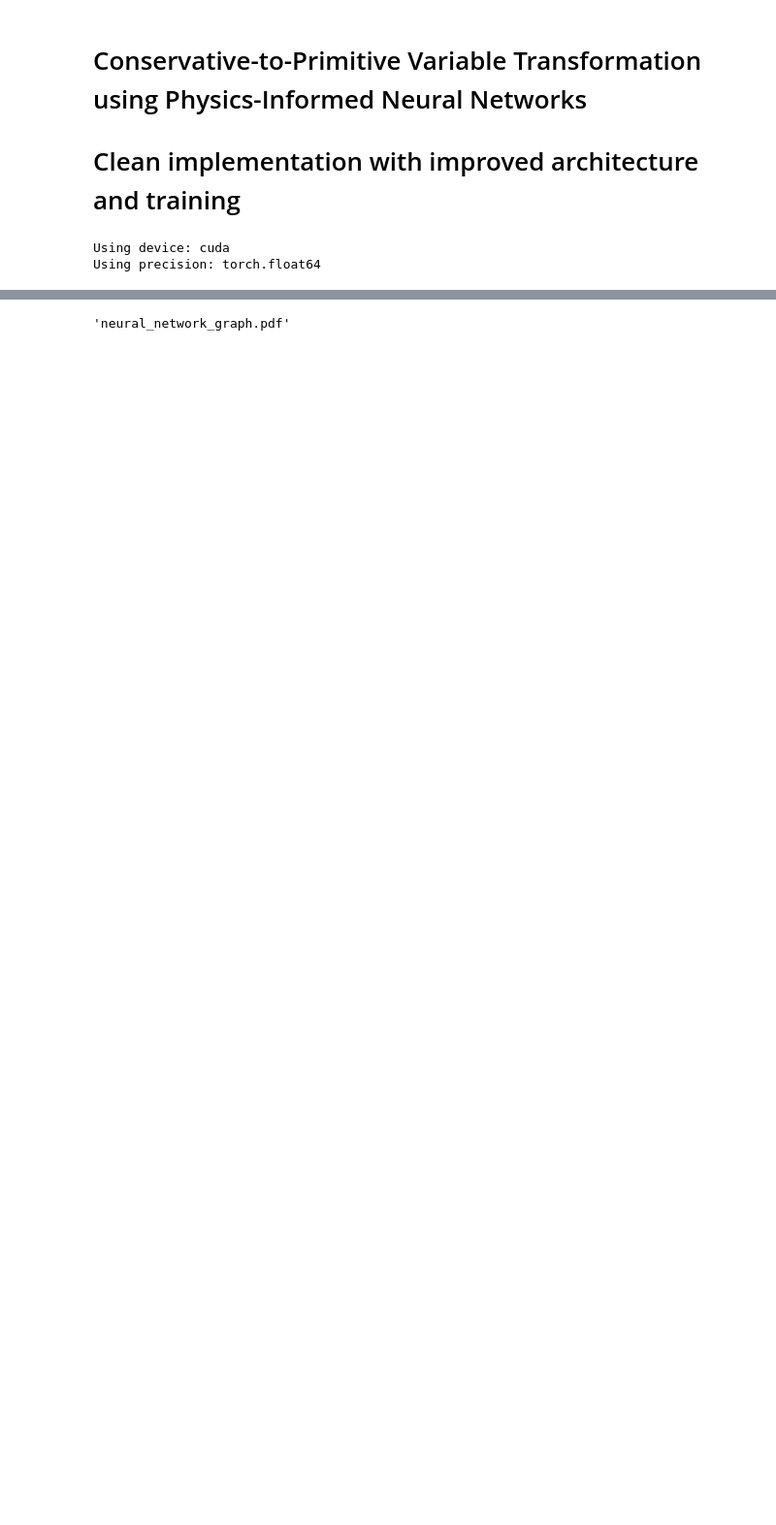
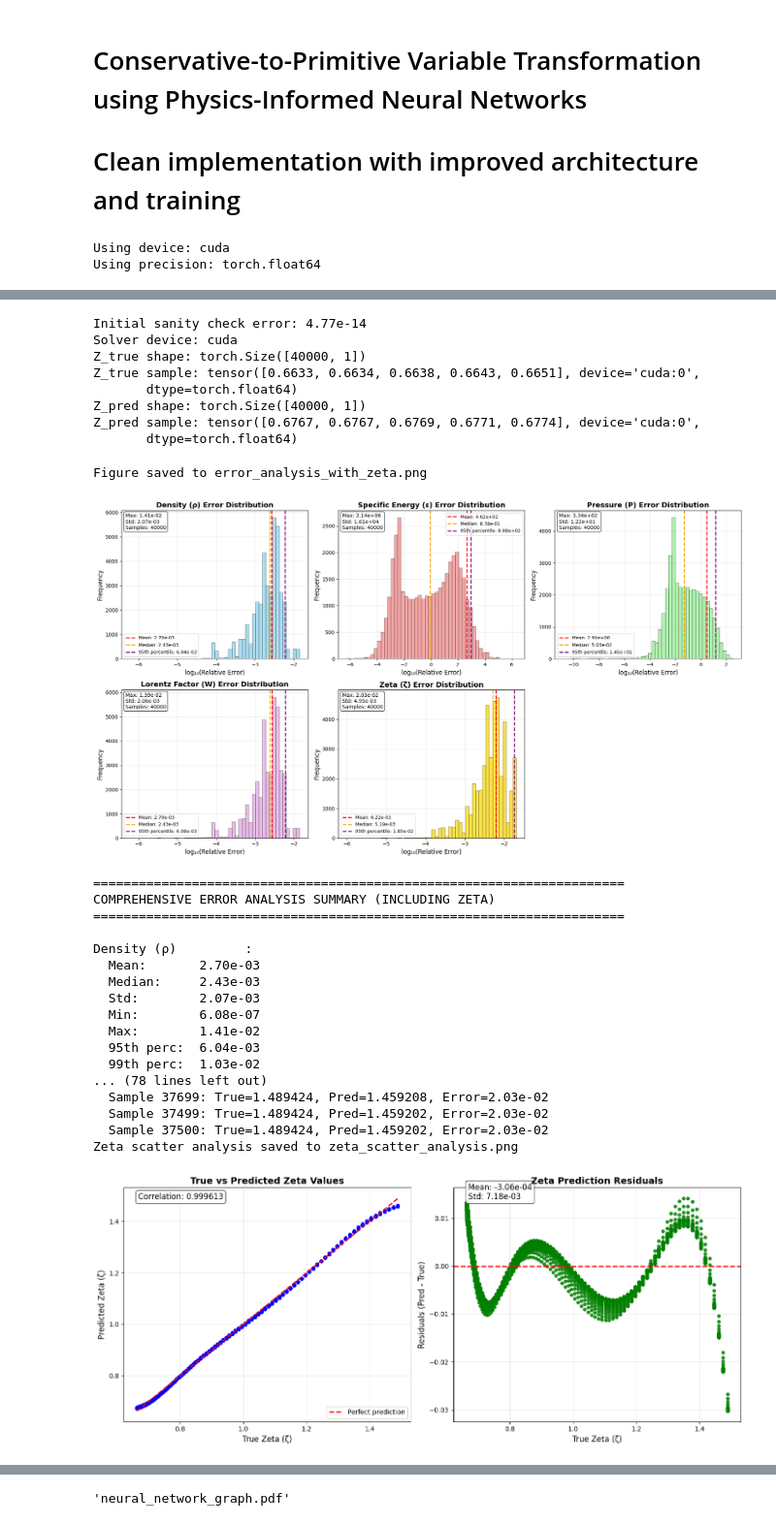
Before and after one commit to kemi2805/Pinns, a Jupyter notebook: c2p_claude.ipynb, the cells around one changed output, grey strips where cells are left out. Shown at 97% size. Drawn from its saved outputs; the diff is of its cells as text; code cells hidden in the pictures; blank space fills up the shorter version.

```diff
--- a/c2p_claude.ipynb
+++ b/c2p_claude.ipynb
@@ -975 +573,53 @@ plot_training_history(history)
+# %%
+from pinn_err_tests import plot_error_analysis_with_zeta, plot_zeta_scatter_analysis
+
+C, Z = setup_initial_state_meshgrid_cold(eta, eos, 200, device, Wmin=1.2, Wmax=1.8)
+err = sanity_check(Z, C, eta, eos)
+print(f"Initial sanity check error: {err:.2e}")
+dataset_val = C2P_Dataset(C, Z, normalize_data=False)
+
+# Usage example:
+solver = C2P_Solver(model, eos, dataset.C_min, dataset.C_max,
+                   dataset.Z_min, dataset.Z_max, device=device)
+print(f"Solver device: {solver.device}")
+
+# Run enhanced error analysis with zeta
+errors, Z_pred, Z_true = plot_error_analysis_with_zeta(
+    solver=solver,
+    test_C=dataset_val.C,
+    test_Z=dataset_val.Z,
+    save_fig=True
+)
+
+# Additional zeta-specific scatter plot analysis
+plot_zeta_scatter_analysis(Z_true, Z_pred, save_fig=True)
+# %% [output]
+Initial sanity check error: 4.77e-14
+Solver device: cuda
+Z_true shape: torch.Size([40000, 1])
+Z_true sample: tensor([0.6633, 0.6634, 0.6638, 0.6643, 0.6651], device='cuda:0',
+       dtype=torch.float64)
+Z_pred shape: torch.Size([40000, 1])
+Z_pred sample: tensor([0.6767, 0.6767, 0.6769, 0.6771, 0.6774], device='cuda:0',
+       dtype=torch.float64)
+Figure saved to error_analysis_with_zeta.png
+[figure, added]
+======================================================================
+COMPREHENSIVE ERROR ANALYSIS SUMMARY (INCLUDING ZETA)
+======================================================================
+
+Density (ρ)         :
+  Mean:       2.70e-03
+  Median:     2.43e-03
+  Std:        2.07e-03
+  Min:        6.08e-07
+  Max:        1.41e-02
+  95th perc:  6.04e-03
+  99th perc:  1.03e-02
+... (78 lines left out)
+  Sample 37699: True=1.489424, Pred=1.459208, Error=2.03e-02
+  Sample 37499: True=1.489424, Pred=1.459202, Error=2.03e-02
+  Sample 37500: True=1.489424, Pred=1.459202, Error=2.03e-02
+Zeta scatter analysis saved to zeta_scatter_analysis.png
+[figure, added]
 # %%
```
Also changed, not shown: parts of 12 cells of this notebook, 14 other files.
